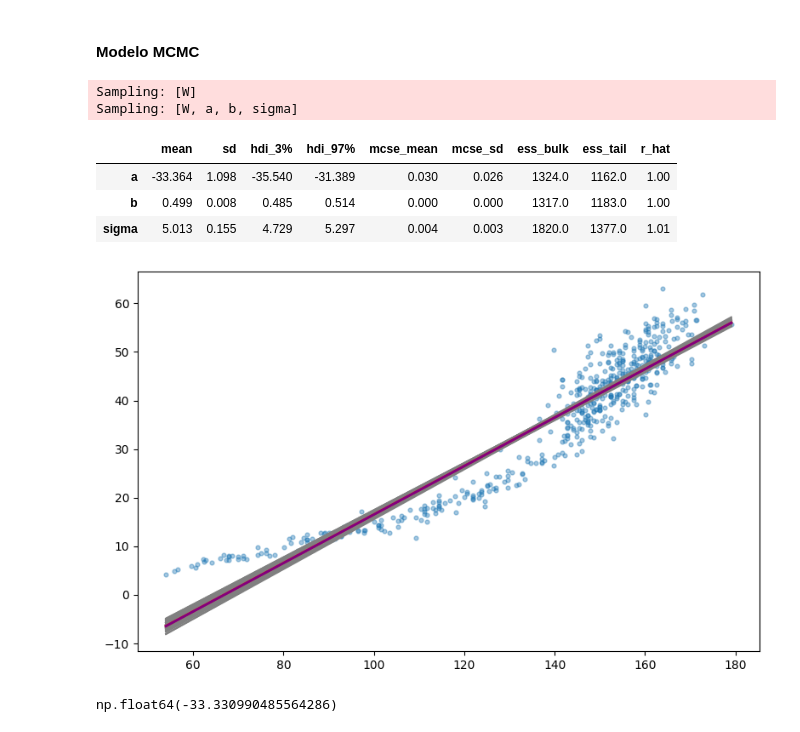
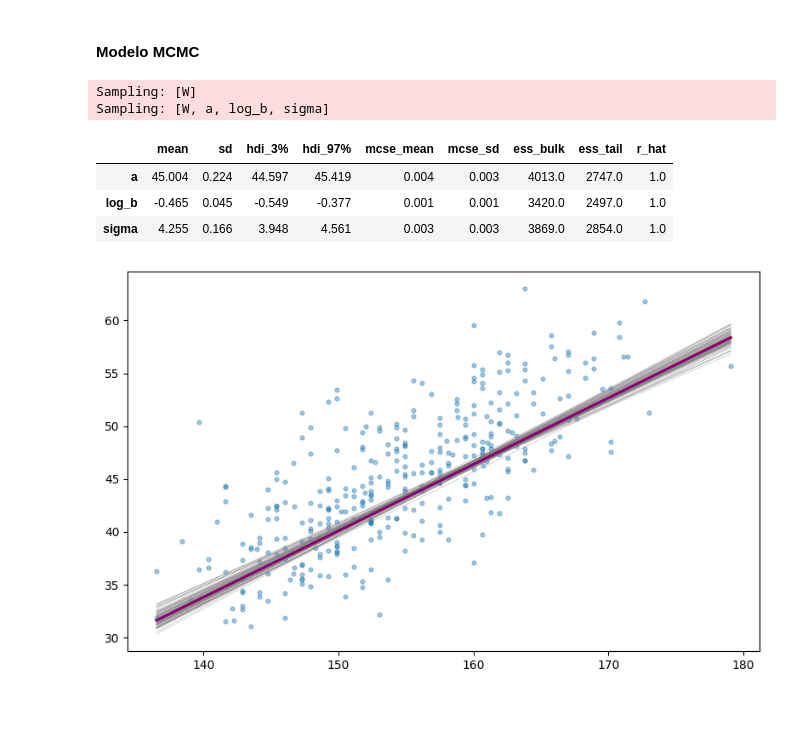
Before and after one commit to chrisdewa/christats, a Jupyter notebook: notebooks/rethinking/chatp4.ipynb, the cells around one changed output. Cells and saved outputs as stored; diff of their text form; code cells hidden in the pictures.

```diff
--- a/notebooks/rethinking/chatp4.ipynb
+++ b/notebooks/rethinking/chatp4.ipynb
@@ -377,49 +485,45 @@ result.round(2)
 # %%
 
 with pm.Model() as model:
-    a = pm.Normal('a', 0, 10)
-    b = pm.Uniform('b', 0, 1)
+    a = pm.Normal('a', 178, 20)
+    log_b = pm.Normal('log_b', 0, 1)
     sigma = pm.Uniform('sigma', 0, 10)
-    mu = pm.Deterministic('mu', a + b*df['height'])
-    W = pm.Normal('W', mu, sigma, observed=df['weight'])
+    mu = pm.Deterministic('mu', a + pm.math.exp(log_b)*(d2['height']-d2['height'].mean()))
+    W = pm.Normal('W', mu, sigma, observed=d2['weight'])
     idata = pm.sample(nuts_sampler='blackjax', progressbar=0)
     pm.sample_posterior_predictive(idata, extend_inferencedata=True, progressbar=0)
     prior_predictive = pm.sample_prior_predictive(samples=500, random_seed=42)
     idata.extend(prior_predictive)
 
-az.summary(idata, var_names=['a', 'b', 'sigma'])
+az.summary(idata, var_names=['a', 'log_b', 'sigma'])
 # %% [output]
 Sampling: [W]
-Sampling: [W, a, b, sigma]
+Sampling: [W, a, log_b, sigma]
 |  | mean | sd | hdi_3% | hdi_97% | mcse_mean | mcse_sd | ess_bulk | ess_tail | r_hat |
-| a | -33.364 | 1.098 | -35.540 | -31.389 | 0.030 | 0.026 | 1324.0 | 1162.0 | 1.00 |
-| b | 0.499 | 0.008 | 0.485 | 0.514 | 0.000 | 0.000 | 1317.0 | 1183.0 | 1.00 |
-| sigma | 5.013 | 0.155 | 4.729 | 5.297 | 0.004 | 0.003 | 1820.0 | 1377.0 | 1.01 |
+| a | 45.004 | 0.224 | 44.597 | 45.419 | 0.004 | 0.003 | 4013.0 | 2747.0 | 1.0 |
+| log_b | -0.465 | 0.045 | -0.549 | -0.377 | 0.001 | 0.001 | 3420.0 | 2497.0 | 1.0 |
+| sigma | 4.255 | 0.166 | 3.948 | 4.561 | 0.003 | 0.003 | 3869.0 | 2854.0 | 1.0 |
 # %%
 post = idata.posterior
 a = post["a"].stack(s=("chain","draw")).values
-b = post["b"].stack(s=("chain","draw")).values
+b = post["log_b"].stack(s=("chain","draw")).values
 
-x = np.linspace(df.height.min(), df.height.max(), 100)
+x = np.linspace(d2.height.min(), d2.height.max(), 100)
 idx = np.random.choice(len(a), 80, replace=False)
 
 plt.figure(figsize=(8,5))
-plt.scatter(df.height, df.weight, s=12, alpha=0.4)
+plt.scatter(d2.height, d2.weight, s=12, alpha=0.4)
 
 for i in idx:
-    plt.plot(x, a[i] + b[i]*x, color="gray", alpha=1)
+    plt.plot(x, a[i] + np.exp(b[i])*(x-x.mean()), color="gray", alpha=0.5, linewidth=0.5)
 
-plt.plot(x, np.median(a) + np.median(b) * x, color="red", lw=2)
-plt.plot(x, np.mean(a) + np.mean(b) * x, color="purple", lw=2)
+plt.plot(x, np.median(a) + np.exp(np.median(b)) * (x-x.mean()), color="red", lw=2)
+plt.plot(x, np.mean(a) + np.exp(np.mean(b)) * (x-x.mean()), color="purple", lw=2)
 
 plt.tight_layout()
 plt.show()
 # %% [output]
-[figure, old version]
+[figure, new version]
-# %%
-np.median(a)
-# %% [output]
-np.float64(-33.330990485564286)
 # %%
 az.plot_ppc(
     idata,
```
Also changed, not shown: parts of 22 cells of this notebook, 1 other file.
